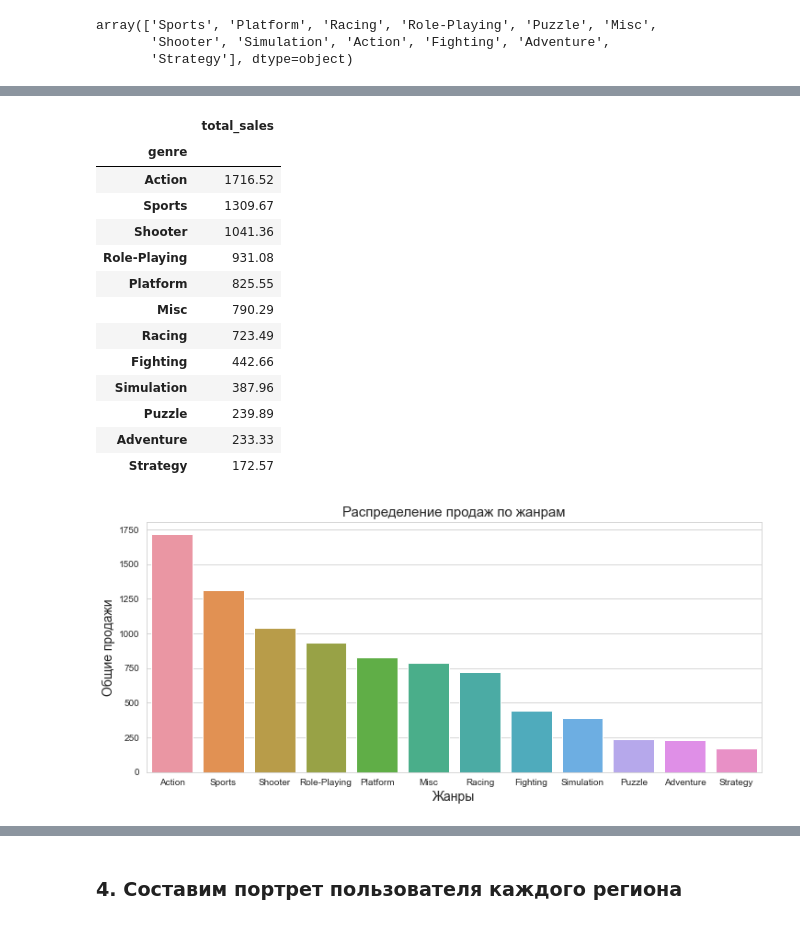
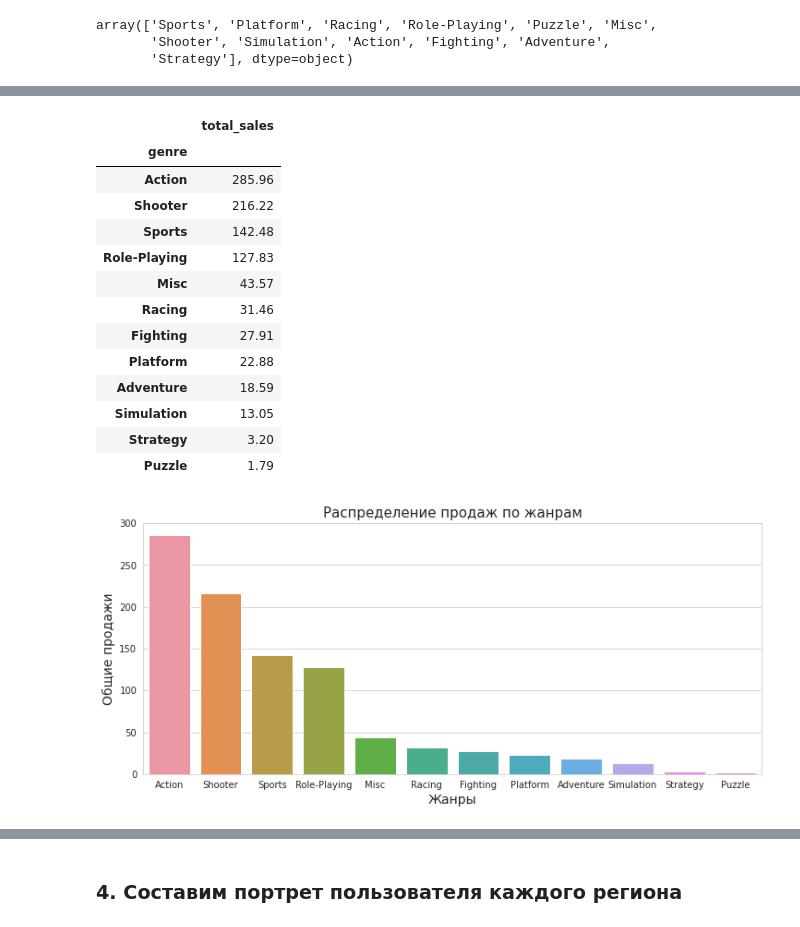
Before and after one commit to LydmiLAB/Data-Science-Projects, a Jupyter notebook: 23c0ec9e-ea40-4235-8add-4b54b7d5a3fe .ipynb, the cells around one changed output, grey strips where cells are left out. Cells and saved outputs as stored; diff of their text form; code cells hidden in the pictures.

```diff
--- a/23c0ec9e-ea40-4235-8add-4b54b7d5a3fe .ipynb
+++ b/23c0ec9e-ea40-4235-8add-4b54b7d5a3fe .ipynb
@@ -598,9 +998,9 @@ plt.show()
 # %%
-# Гистограмма продаж лидирующих платформ
+# Гистограмма продаж всех платформ за актуальный период
 plt.figure(figsize=(12,5))
 plt.title('Гистограмма продаж по платформам',fontsize=15)
-sns.barplot(data=grouped_data, x=grouped_data.index, y='total_sales', palette='hls', alpha=0.8)
-sns.set_style('whitegrid')
+sns.barplot(data=actual_platform_sales, x=actual_platform_sales.index, y='total_sales', palette='hls', alpha=0.8)
+sns.set_style('darkgrid')
 plt.xlabel('Жанры',fontsize=14)
 plt.ylabel('Количество игр',fontsize=14)
 plt.show()
@@ -614,15 +1009,14 @@ std_sales = np.sqrt(np.var(platforms_sale['total_sales']))
 # %%
 # Выбираем несколько потенциально прибыльных платформ за выбранный актуальный период с 2013 по 2016 года включительно
 
-# Пороговое значение для определения лидирующих платформ по продажам
-threshold_value = mean_sales + 1.5*std_sales
-#print(threshold_value)
-profit_platforms = pd.DataFrame(grouped_data).sort_values('total_sales', ascending=False).query('total_sales > @threshold_value')
-profit_platforms.head()
+# Пороговое значение для определения лидирующих платформ по продажам - их медиана продаж
+threshold_value = actual_platform_sales['total_sales'].median()
+lead_platform_sales_threshold = actual_platform_sales.query('total_sales > @threshold_value')
+lead_platform_sales_threshold.index
 
-# Датасет потенциально прибыльных платформ за выбранный актуальный период с 2013 по 2016 года
-actual_data = data.query('platform in @profit_platforms.index').reset_index(drop=True)
-display(actual_data.head(10),actual_data.tail(1))
+# Срез потенциально прибыльных платформ за выбранный актуальный период с 2013 по 2016 года
+actual_data = data.query('year_of_release >= 2013 & platform in @lead_platform_sales_threshold.index').reset_index(drop=True)
+display(actual_data.head(10), actual_data.tail(1))
 #actual_data.info()
 #actual_data['platform'].unique()
 # %% [output]
@@ -764,0 +1421,9 @@ plt.show()
+# %%
+# Гистограмма продаж потенциально прибыльных платформ за 2013-2016гг.
+plt.figure(figsize=(8,5))
+plt.title('Гистограмма продаж по лидирующим платформам за 2013-2016гг.',fontsize=15)
+sns.barplot(data=best_platformfs, x=best_platformfs.index, y='total_sales', palette='hls', alpha=0.8)
+sns.set_style('darkgrid')
+plt.xlabel('Платформы',fontsize=14)
+plt.ylabel('Продажи',fontsize=14)
+plt.show()
@@ -804,30 +1548,30 @@ plt.show()
 # %%
 # Посчитаем продажи в каждом жанре
-genre_data = pd.DataFrame( data.groupby('genre')['total_sales'].sum().sort_values(ascending=False))
-genre_data
+sale_genre = pd.DataFrame( actual_data.groupby('genre')['total_sales'].sum().sort_values(ascending=False))
+sale_genre
 # %% [output]
 |  | total_sales |
 | genre |  |
-| Action | 1716.52 |
-| Sports | 1309.67 |
-| Shooter | 1041.36 |
-| Role-Playing | 931.08 |
-| Platform | 825.55 |
-| Misc | 790.29 |
-| Racing | 723.49 |
-| Fighting | 442.66 |
-| Simulation | 387.96 |
-| Puzzle | 239.89 |
-| Adventure | 233.33 |
-| Strategy | 172.57 |
+| Action | 285.96 |
+| Shooter | 216.22 |
+| Sports | 142.48 |
+| Role-Playing | 127.83 |
+| Misc | 43.57 |
+| Racing | 31.46 |
+| Fighting | 27.91 |
+| Platform | 22.88 |
+| Adventure | 18.59 |
+| Simulation | 13.05 |
+| Strategy | 3.20 |
+| Puzzle | 1.79 |
 # %%
 # Гистограмма распределения продаж по жанрам
 plt.figure(figsize=(12,5))
-sns.barplot(x=genre_data.index, y='total_sales', data=genre_data)
+sns.barplot(x=sale_genre.index, y='total_sales', data=sale_genre)
 sns.set_style('whitegrid')
 plt.title('Распределение продаж по жанрам',fontsize=15)
 plt.xlabel('Жанры',fontsize=14)
 plt.ylabel('Общие продажи',fontsize=14)
 plt.show()
 # %% [output]
-[figure, old version]
+[figure, new version]
```
Also changed, not shown: parts of 171 cells of this notebook.
